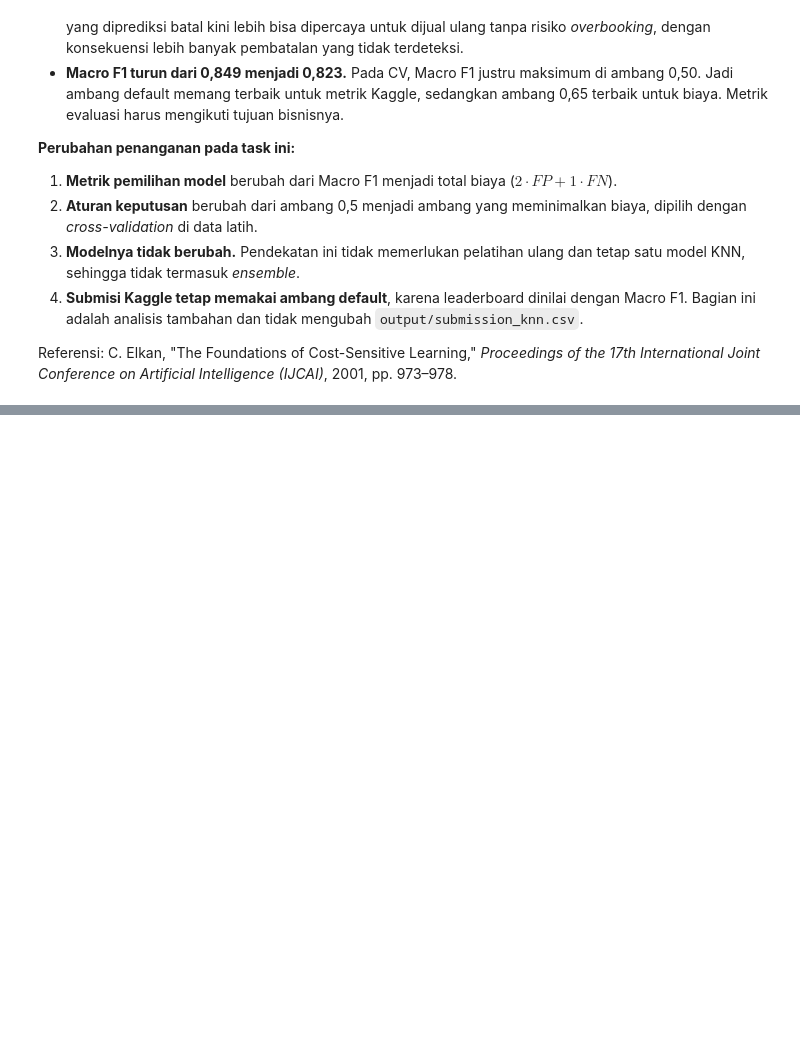
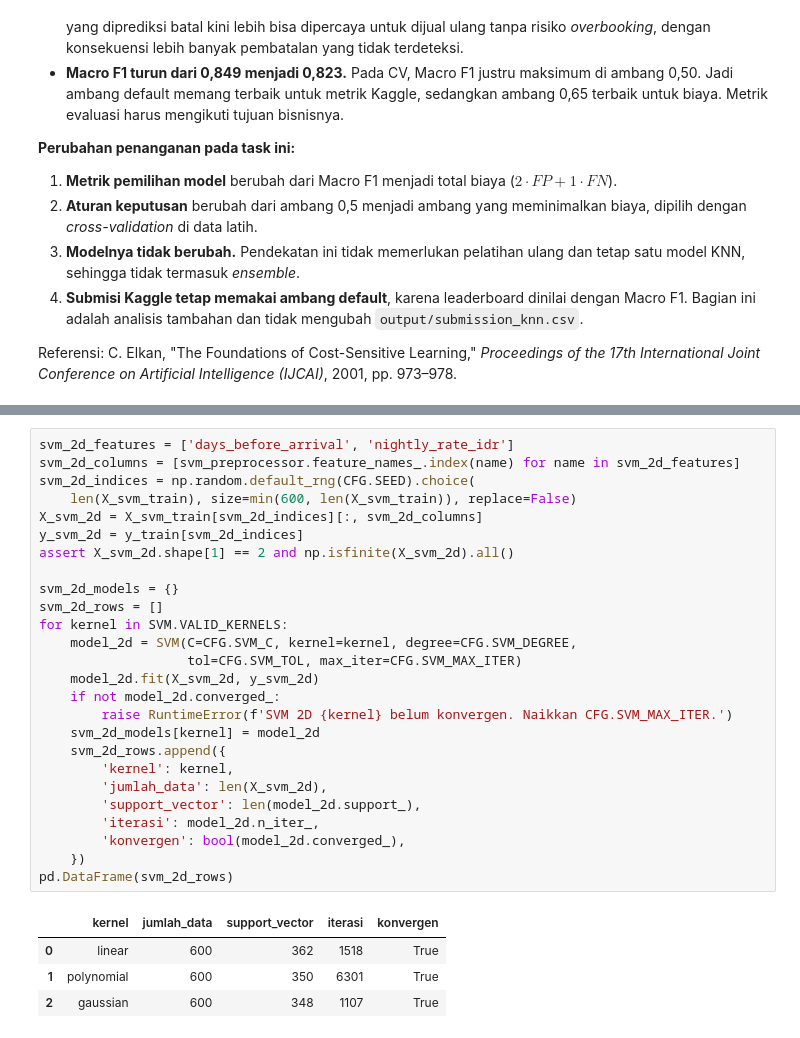
Before and after one commit to zizadhrmaa/IF3170_G25_IMKSIAI, a Jupyter notebook: src/Notebook_Tugas_Besar_2_IF3170_Inteligensi_Artifisial_2026_2027.ipynb, the cells around one changed output, grey strips where cells are left out. Saved outputs shown, nothing was run; the diff lists cells and outputs as text; blank space fills up the shorter version.

```diff
--- a/src/Notebook_Tugas_Besar_2_IF3170_Inteligensi_Artifisial_2026_2027.ipynb
+++ b/src/Notebook_Tugas_Besar_2_IF3170_Inteligensi_Artifisial_2026_2027.ipynb
@@ -1226,0 +1236,31 @@ Referensi: C. Elkan, "The Foundations of Cost-Sensitive Learning," *Proceedings
+# %%
+svm_2d_features = ['days_before_arrival', 'nightly_rate_idr']
+svm_2d_columns = [svm_preprocessor.feature_names_.index(name) for name in svm_2d_features]
+svm_2d_indices = np.random.default_rng(CFG.SEED).choice(
+    len(X_svm_train), size=min(600, len(X_svm_train)), replace=False)
+X_svm_2d = X_svm_train[svm_2d_indices][:, svm_2d_columns]
+y_svm_2d = y_train[svm_2d_indices]
+assert X_svm_2d.shape[1] == 2 and np.isfinite(X_svm_2d).all()
+
+svm_2d_models = {}
+svm_2d_rows = []
+for kernel in SVM.VALID_KERNELS:
+    model_2d = SVM(C=CFG.SVM_C, kernel=kernel, degree=CFG.SVM_DEGREE,
+                   tol=CFG.SVM_TOL, max_iter=CFG.SVM_MAX_ITER)
+    model_2d.fit(X_svm_2d, y_svm_2d)
+    if not model_2d.converged_:
+        raise RuntimeError(f'SVM 2D {kernel} belum konvergen. Naikkan CFG.SVM_MAX_ITER.')
+    svm_2d_models[kernel] = model_2d
+    svm_2d_rows.append({
+        'kernel': kernel,
+        'jumlah_data': len(X_svm_2d),
+        'support_vector': len(model_2d.support_),
+        'iterasi': model_2d.n_iter_,
+        'konvergen': bool(model_2d.converged_),
+    })
+pd.DataFrame(svm_2d_rows)
+# %% [output]
+|  | kernel | jumlah_data | support_vector | iterasi | konvergen |
+| 0 | linear | 600 | 362 | 1518 | True |
+| 1 | polynomial | 600 | 350 | 6301 | True |
+| 2 | gaussian | 600 | 348 | 1107 | True |
```
Also changed, not shown: parts of 4 cells of this notebook, 3 other files.
